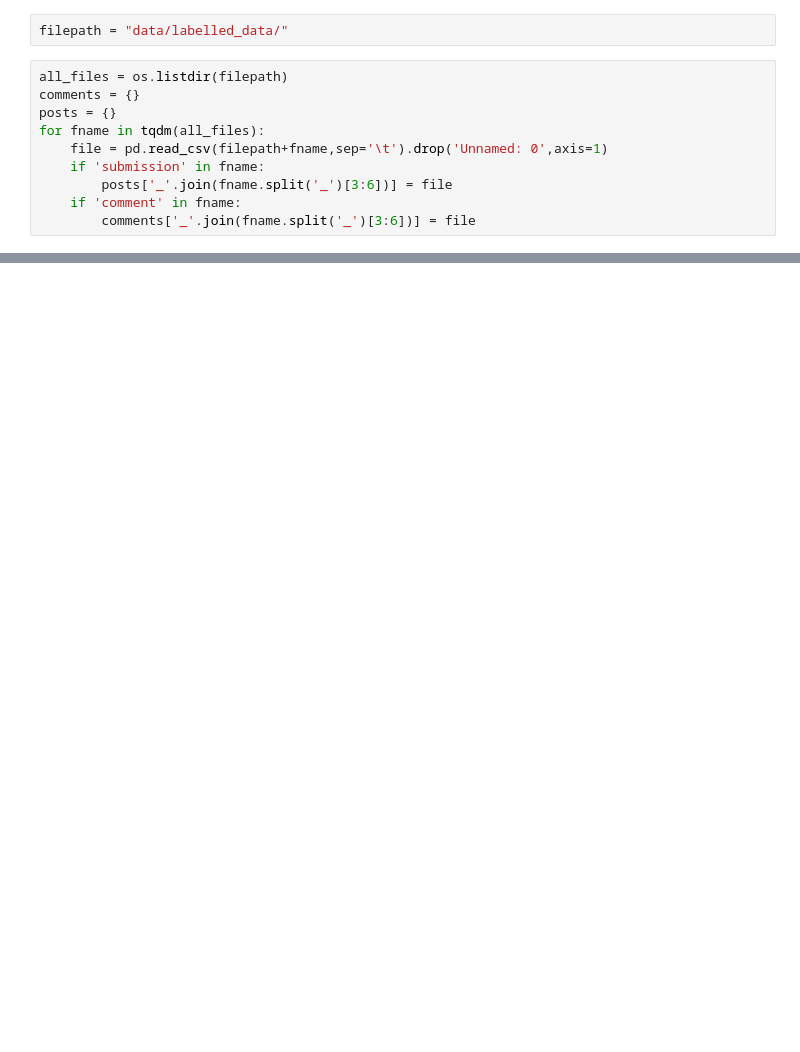
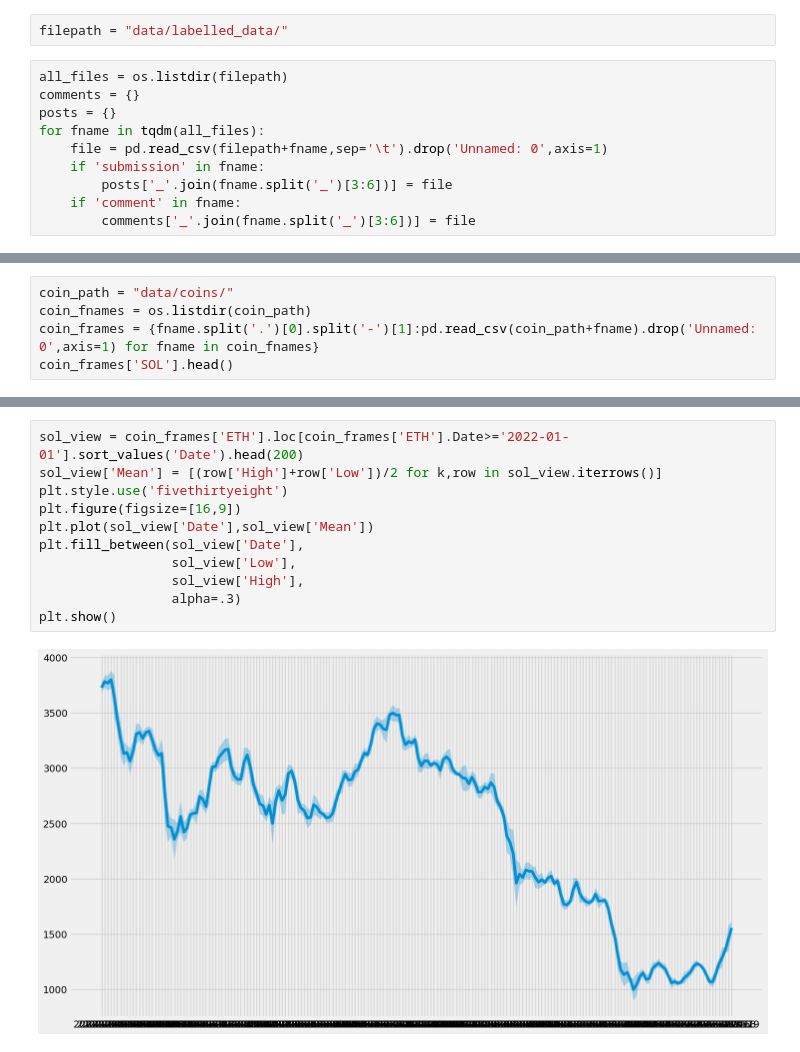
Before and after one commit to DueViktor/WildDataExam, a Jupyter notebook: CorrelationAnalysis.ipynb, the cells around one changed output, grey strips where cells are left out. Cells and saved outputs as stored; diff of their text form; blank space fills up the shorter version.

```diff
--- a/CorrelationAnalysis.ipynb
+++ b/CorrelationAnalysis.ipynb
@@ -19,0 +58,5 @@ for fname in tqdm(all_files):
+# %%
+coin_path = "data/coins/"
+coin_fnames = os.listdir(coin_path)
+coin_frames = {fname.split('.')[0].split('-')[1]:pd.read_csv(coin_path+fname).drop('Unnamed: 0',axis=1) for fname in coin_fnames}
+coin_frames['SOL'].head()
@@ -19,0 +107,13 @@ for fname in tqdm(all_files):
+# %%
+sol_view = coin_frames['ETH'].loc[coin_frames['ETH'].Date>='2022-01-01'].sort_values('Date').head(200)
+sol_view['Mean'] = [(row['High']+row['Low'])/2 for k,row in sol_view.iterrows()]
+plt.style.use('fivethirtyeight')
+plt.figure(figsize=[16,9])
+plt.plot(sol_view['Date'],sol_view['Mean'])
+plt.fill_between(sol_view['Date'],
+                 sol_view['Low'],
+                 sol_view['High'],
+                 alpha=.3)
+plt.show()
+# %% [output]
+[figure, added]
```
Also changed, not shown: parts of 17 cells of this notebook, 3 other files.
